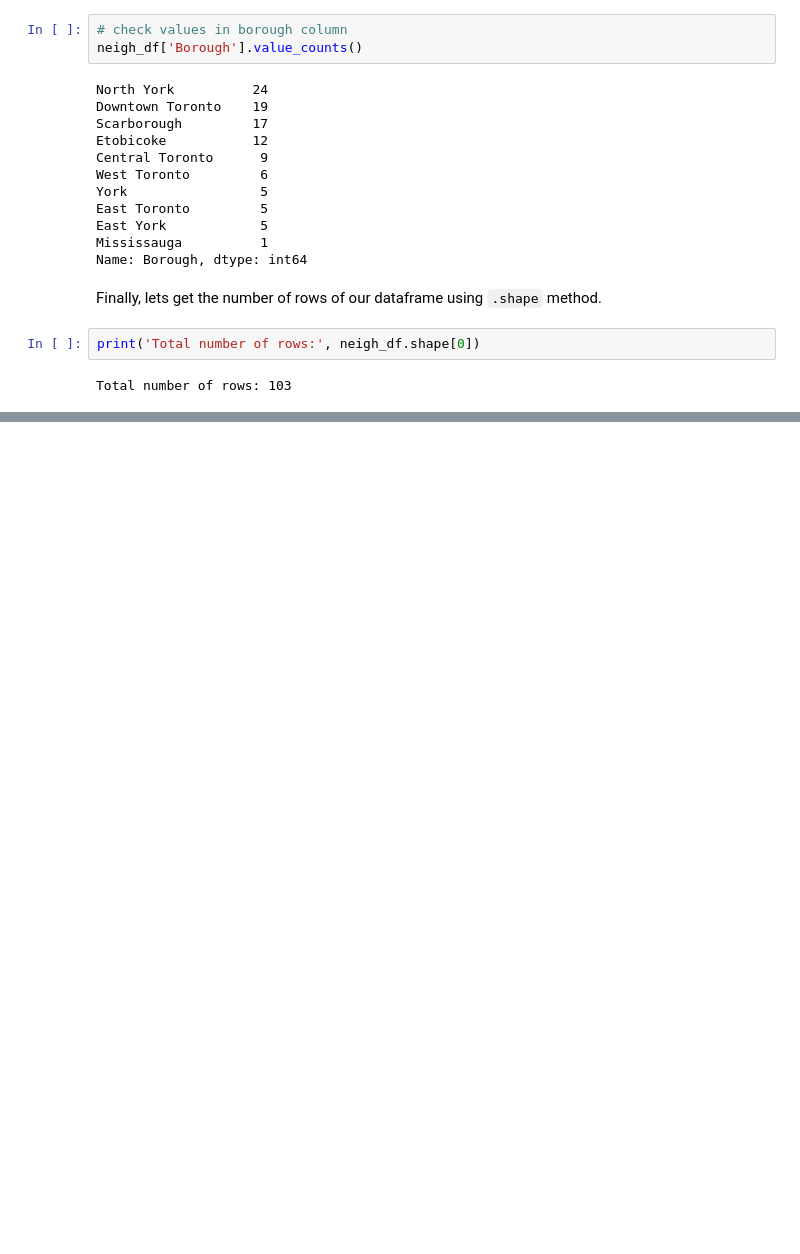
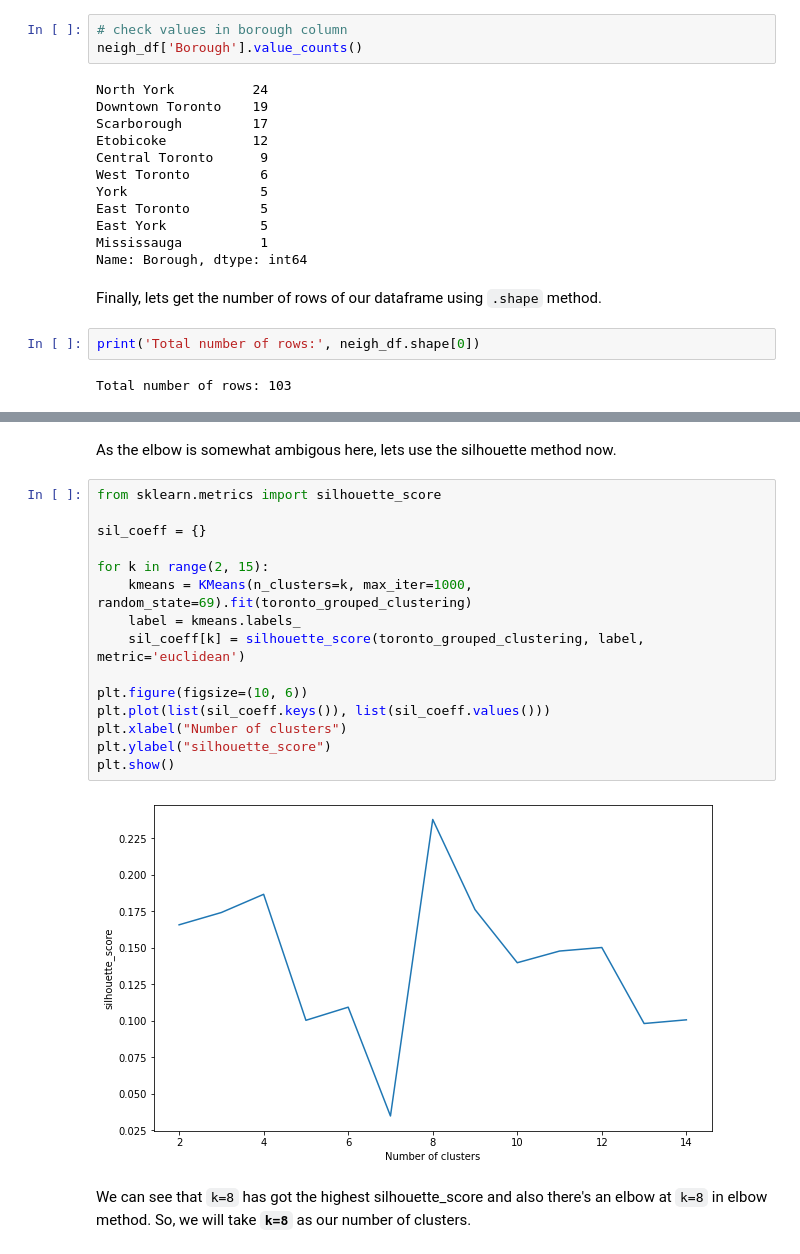
Before and after one commit to imtiaj-sreejon/Coursera_Capstone, a Jupyter notebook: Capstone_Project_Notebook_for_IBM_Applied_Data_Science_Pro.ipynb, the cells around one changed output, grey strips where cells are left out. Drawn from its saved outputs; the diff is of its cells as text; blank space fills up the shorter version.

```diff
--- a/Capstone_Project_Notebook_for_IBM_Applied_Data_Science_Pro.ipynb
+++ b/Capstone_Project_Notebook_for_IBM_Applied_Data_Science_Pro.ipynb
@@ -195,0 +538,21 @@ Total number of rows: 103
+# %% [markdown]
+As the elbow is somewhat ambigous here, lets use the silhouette method now.
+# %%
+from sklearn.metrics import silhouette_score
+
+sil_coeff = {}
+
+for k in range(2, 15):
+    kmeans = KMeans(n_clusters=k, max_iter=1000, random_state=69).fit(toronto_grouped_clustering)
+    label = kmeans.labels_
+    sil_coeff[k] = silhouette_score(toronto_grouped_clustering, label, metric='euclidean')
+
+plt.figure(figsize=(10, 6))
+plt.plot(list(sil_coeff.keys()), list(sil_coeff.values()))
+plt.xlabel("Number of clusters")
+plt.ylabel("silhouette_score")
+plt.show()
+# %% [output]
+[figure, added]
+# %% [markdown]
+We can see that `k=8` has got the highest silhouette_score and also there's an elbow at `k=8` in elbow method. So, we will take **`k=8`** as our number of clusters.
```
Also changed, not shown: parts of 81 cells of this notebook.
